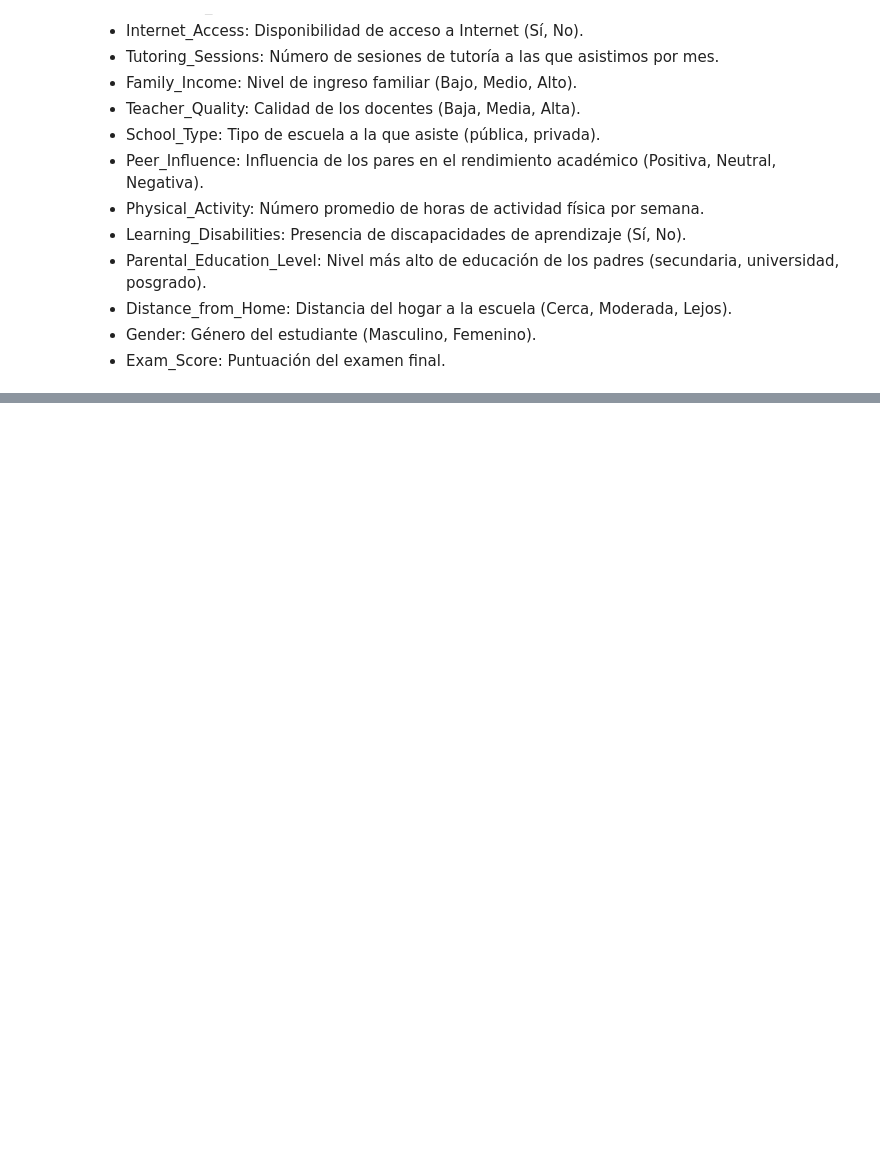
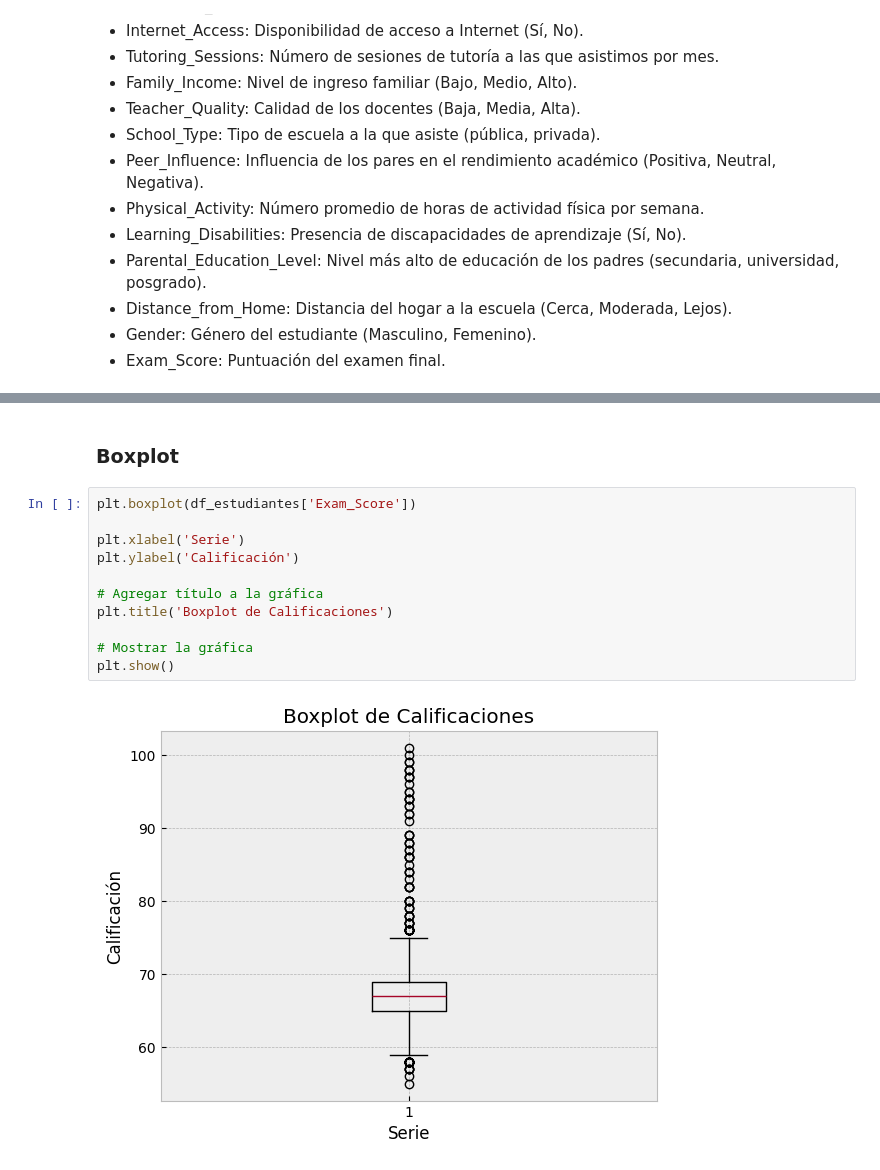
Before and after one commit to gafifran/cienciaDatos1, a Jupyter notebook: Visualización_Francisco_Fierros.ipynb, the cells around one changed output, grey strips where cells are left out. Saved outputs shown, nothing was run; the diff lists cells and outputs as text; blank space fills up the shorter version.

```diff
--- a/Visualización_Francisco_Fierros.ipynb
+++ b/Visualización_Francisco_Fierros.ipynb
@@ -62,0 +95,15 @@ df.describe()
+# %% [markdown]
+### Boxplot
+# %%
+plt.boxplot(df_estudiantes['Exam_Score'])
+
+plt.xlabel('Serie')
+plt.ylabel('Calificación')
+
+# Agregar título a la gráfica
+plt.title('Boxplot de Calificaciones')
+
+# Mostrar la gráfica
+plt.show()
+# %% [output]
+[figure, added]
```
Also changed, not shown: parts of 27 cells of this notebook.
